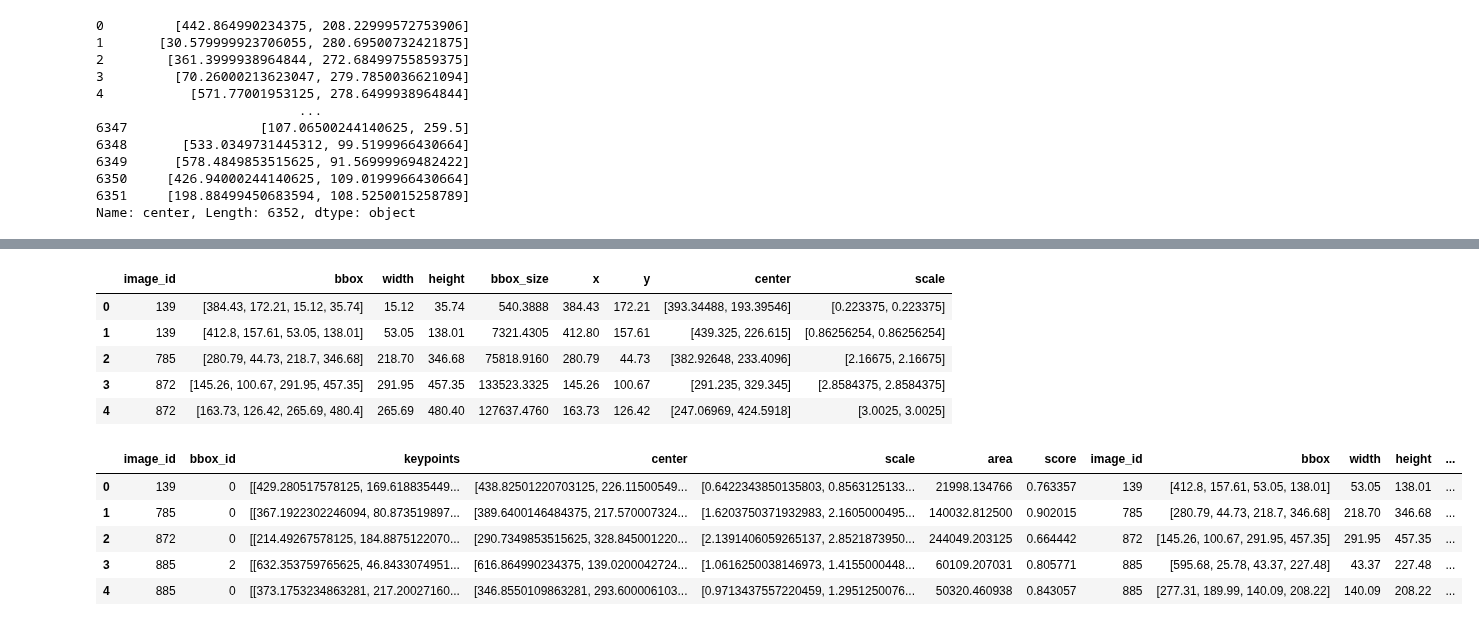
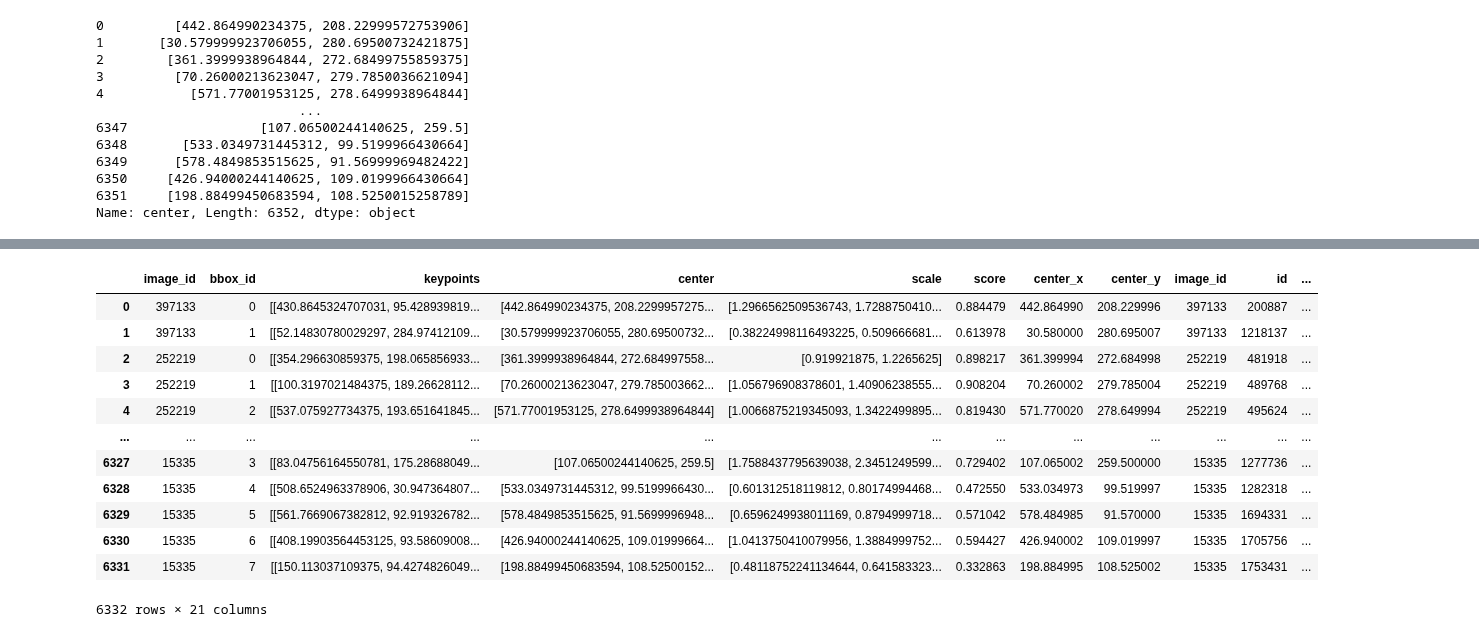
Before and after one commit to yuuhey/image_preprocessing, a Jupyter notebook: make_merged_df_fromGT.ipynb, the cells around one changed output, grey strips where cells are left out. Cells and saved outputs as stored; diff of their text form; code cells hidden in the pictures.

Commit message:
merged verification

```diff
--- a/make_merged_df_fromGT.ipynb
+++ b/make_merged_df_fromGT.ipynb
@@ -337,0 +400,4 @@ print(gt_df)
+# %%
+# 리스트를 풀어서 각각의 요소를 새로운 열로 만들기
+expanded = gt_df['center'].apply(pd.Series).rename(columns={0:'center_x',1:'center_y'})
+gt_df = pd.concat([gt_df, expanded], axis=1)
@@ -354,4 +435,0 @@ merged_df
-# %%
-gt_df = gt_df.sort_values(by='image_id', ascending=True).reset_index(drop=True)
-
-print(gt_df)
@@ -376,5 +435,0 @@ print(gt_df)
-# %%
-# 두 개의 열을 기준으로 정렬 (예: Column1을 오름차순으로 정렬하고, 그 후에 Column2를 오름차순으로 정렬)
-merged_df = merged_df.sort_values(by=['image_id', 'score'], ascending=[True, True]).reset_index(drop=True)
-
-print(merged_df)
@@ -430,3 +435,0 @@ Name: center, Length: 6334, dtype: object
-# %%
-gt_df = gt_df.sort_values(by='image_id', ascending=True).reset_index(drop=True)
-gt_df
@@ -456,12 +436,3 @@ merged_df.head()
-# %%
-gt_df.head()
-# %% [output]
-|  | image_id | bbox | width | height | bbox_size | x | y | center | scale |
-| 0 | 139 | [384.43, 172.21, 15.12, 35.74] | 15.12 | 35.74 | 540.3888 | 384.43 | 172.21 | [393.34488, 193.39546] | [0.223375, 0.223375] |
-| 1 | 139 | [412.8, 157.61, 53.05, 138.01] | 53.05 | 138.01 | 7321.4305 | 412.80 | 157.61 | [439.325, 226.615] | [0.86256254, 0.86256254] |
-| 2 | 785 | [280.79, 44.73, 218.7, 346.68] | 218.70 | 346.68 | 75818.9160 | 280.79 | 44.73 | [382.92648, 233.4096] | [2.16675, 2.16675] |
-| 3 | 872 | [145.26, 100.67, 291.95, 457.35] | 291.95 | 457.35 | 133523.3325 | 145.26 | 100.67 | [291.235, 329.345] | [2.8584375, 2.8584375] |
-| 4 | 872 | [163.73, 126.42, 265.69, 480.4] | 265.69 | 480.40 | 127637.4760 | 163.73 | 126.42 | [247.06969, 424.5918] | [3.0025, 3.0025] |
 # %%
 from scipy.spatial.distance import cdist
 
@@ -479,14 +450,21 @@ def find_closest_gt(row, gt_df):
 # merged_df의 각 행에 대해 가장 가까운 gt_df의 값을 찾아서 병합
 df = pd.concat([merged_df, merged_df.apply(find_closest_gt, gt_df=gt_df, axis=1)], axis=1)
 # %%
-df.head()
+df
 # %% [output]
-|  | image_id | bbox_id | keypoints | center | scale | area | score | image_id | bbox | width | height | ... |
-| 0 | 139 | 0 | [[429.280517578125, 169.618835449... | [438.82501220703125, 226.11500549... | [0.6422343850135803, 0.8563125133... | 21998.134766 | 0.763357 | 139 | [412.8, 157.61, 53.05, 138.01] | 53.05 | 138.01 | ... |
-| 1 | 785 | 0 | [[367.1922302246094, 80.873519897... | [389.6400146484375, 217.570007324... | [1.6203750371932983, 2.1605000495... | 140032.812500 | 0.902015 | 785 | [280.79, 44.73, 218.7, 346.68] | 218.70 | 346.68 | ... |
-| 2 | 872 | 0 | [[214.49267578125, 184.8875122070... | [290.7349853515625, 328.845001220... | [2.1391406059265137, 2.8521873950... | 244049.203125 | 0.664442 | 872 | [145.26, 100.67, 291.95, 457.35] | 291.95 | 457.35 | ... |
-| 3 | 885 | 2 | [[632.353759765625, 46.8433074951... | [616.864990234375, 139.0200042724... | [1.0616250038146973, 1.4155000448... | 60109.207031 | 0.805771 | 885 | [595.68, 25.78, 43.37, 227.48] | 43.37 | 227.48 | ... |
-| 4 | 885 | 0 | [[373.1753234863281, 217.20027160... | [346.8550109863281, 293.600006103... | [0.9713437557220459, 1.2951250076... | 50320.460938 | 0.843057 | 885 | [277.31, 189.99, 140.09, 208.22] | 140.09 | 208.22 | ... |
+|  | image_id | bbox_id | keypoints | center | scale | score | center_x | center_y | image_id | id | ... |
+| 0 | 397133 | 0 | [[430.8645324707031, 95.428939819... | [442.864990234375, 208.2299957275... | [1.2966562509536743, 1.7288750410... | 0.884479 | 442.864990 | 208.229996 | 397133 | 200887 | ... |
+| 1 | 397133 | 1 | [[52.14830780029297, 284.97412109... | [30.579999923706055, 280.69500732... | [0.38224998116493225, 0.509666681... | 0.613978 | 30.580000 | 280.695007 | 397133 | 1218137 | ... |
+| 2 | 252219 | 0 | [[354.296630859375, 198.065856933... | [361.3999938964844, 272.684997558... | [0.919921875, 1.2265625] | 0.898217 | 361.399994 | 272.684998 | 252219 | 481918 | ... |
+| 3 | 252219 | 1 | [[100.3197021484375, 189.26628112... | [70.26000213623047, 279.785003662... | [1.056796908378601, 1.40906238555... | 0.908204 | 70.260002 | 279.785004 | 252219 | 489768 | ... |
+| 4 | 252219 | 2 | [[537.075927734375, 193.651641845... | [571.77001953125, 278.6499938964844] | [1.0066875219345093, 1.3422499895... | 0.819430 | 571.770020 | 278.649994 | 252219 | 495624 | ... |
+| ... | ... | ... | ... | ... | ... | ... | ... | ... | ... | ... | ... |
+| 6327 | 15335 | 3 | [[83.04756164550781, 175.28688049... | [107.06500244140625, 259.5] | [1.7588437795639038, 2.3451249599... | 0.729402 | 107.065002 | 259.500000 | 15335 | 1277736 | ... |
+| 6328 | 15335 | 4 | [[508.6524963378906, 30.947364807... | [533.0349731445312, 99.5199966430... | [0.601312518119812, 0.80174994468... | 0.472550 | 533.034973 | 99.519997 | 15335 | 1282318 | ... |
+| 6329 | 15335 | 5 | [[561.7669067382812, 92.919326782... | [578.4849853515625, 91.5699996948... | [0.6596249938011169, 0.8794999718... | 0.571042 | 578.484985 | 91.570000 | 15335 | 1694331 | ... |
+| 6330 | 15335 | 6 | [[408.19903564453125, 93.58609008... | [426.94000244140625, 109.01999664... | [1.0413750410079956, 1.3884999752... | 0.594427 | 426.940002 | 109.019997 | 15335 | 1705756 | ... |
+| 6331 | 15335 | 7 | [[150.113037109375, 94.4274826049... | [198.88499450683594, 108.52500152... | [0.48118752241134644, 0.641583323... | 0.332863 | 198.884995 | 108.525002 | 15335 | 1753431 | ... |
+6332 rows × 21 columns
 # %%
 df.columns
 # %% [output]
```
Also changed, not shown: parts of 40 cells of this notebook.
